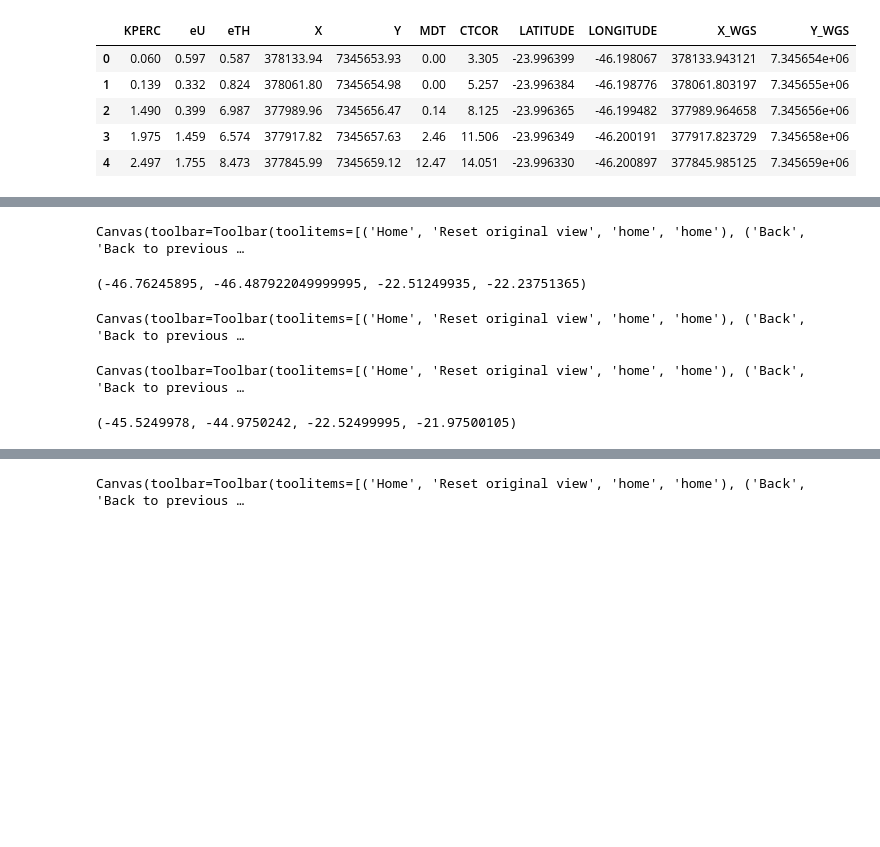
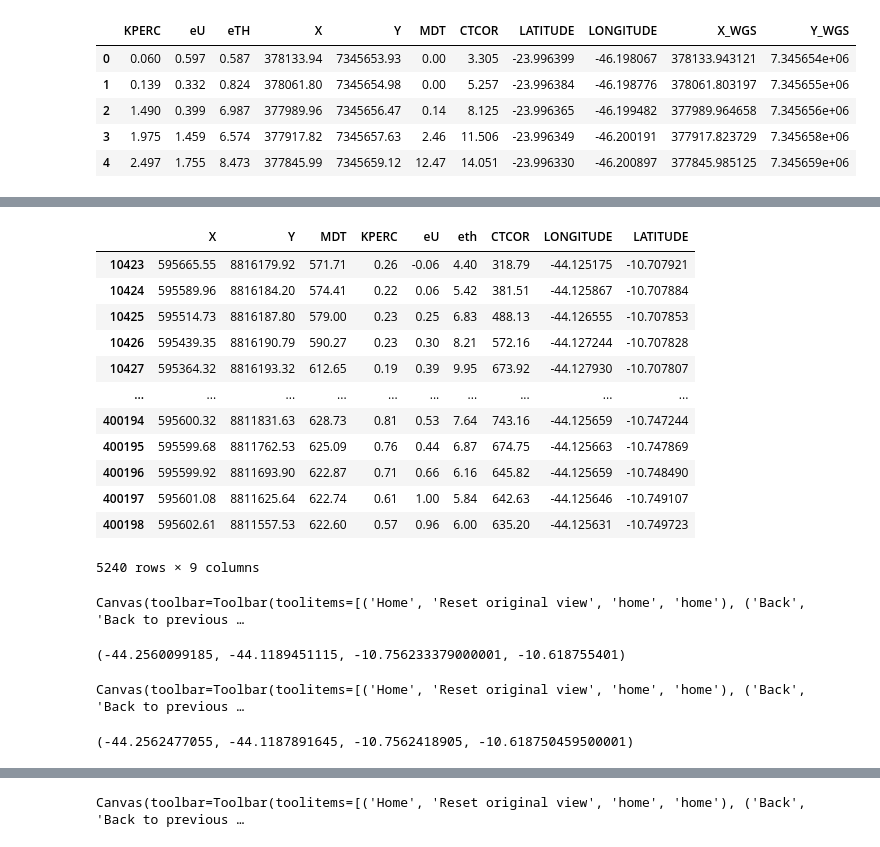
Before and after one commit to Gabriel-Goes/mapeamento_litologico_preditivo, a Jupyter notebook: sources/tutoriais/3 - Verde: Getting Region.ipynb, the cells around one changed output, grey strips where cells are left out. Drawn from its saved outputs; the diff is of its cells as text; code cells hidden in the pictures; blank space fills up the shorter version.

```diff
--- a/sources/3 - Verde: Getting Region.ipynb
+++ b/sources/tutoriais/3 - Verde: Getting Region.ipynb
@@ -84,10 +122,33 @@ g_scrr_1105 = g_1105[vd.inside((g_1105.LONGITUDE, g_1105.LATITUDE), region = reg
+# %%
+region = [-44.250,-44.125,
+          -10.750,-10.625]
+# %%
+gama_SC23_Z_A_V_4_SW = g_1089[vd.inside((g_1089.LONGITUDE, g_1089.LATITUDE), region = region)]
+
+mag_SC23_Z_A_V_4_SW = m_1089[vd.inside((m_1089.LONGITUDE, m_1089.LATITUDE), region = region)]
+# %%
+gama_SC23_Z_A_V_4_SW
+# %% [output]
+|  | X | Y | MDT | KPERC | eU | eth | CTCOR | LONGITUDE | LATITUDE |
+| 10423 | 595665.55 | 8816179.92 | 571.71 | 0.26 | -0.06 | 4.40 | 318.79 | -44.125175 | -10.707921 |
+| 10424 | 595589.96 | 8816184.20 | 574.41 | 0.22 | 0.06 | 5.42 | 381.51 | -44.125867 | -10.707884 |
+| 10425 | 595514.73 | 8816187.80 | 579.00 | 0.23 | 0.25 | 6.83 | 488.13 | -44.126555 | -10.707853 |
+| 10426 | 595439.35 | 8816190.79 | 590.27 | 0.23 | 0.30 | 8.21 | 572.16 | -44.127244 | -10.707828 |
+| 10427 | 595364.32 | 8816193.32 | 612.65 | 0.19 | 0.39 | 9.95 | 673.92 | -44.127930 | -10.707807 |
+| ... | ... | ... | ... | ... | ... | ... | ... | ... | ... |
+| 400194 | 595600.32 | 8811831.63 | 628.73 | 0.81 | 0.53 | 7.64 | 743.16 | -44.125659 | -10.747244 |
+| 400195 | 595599.68 | 8811762.53 | 625.09 | 0.76 | 0.44 | 6.87 | 674.75 | -44.125663 | -10.747869 |
+| 400196 | 595599.92 | 8811693.90 | 622.87 | 0.71 | 0.66 | 6.16 | 645.82 | -44.125659 | -10.748490 |
+| 400197 | 595601.08 | 8811625.64 | 622.74 | 0.61 | 1.00 | 5.84 | 642.63 | -44.125646 | -10.749107 |
+| 400198 | 595602.61 | 8811557.53 | 622.60 | 0.57 | 0.96 | 6.00 | 635.20 | -44.125631 | -10.749723 |
+5240 rows × 9 columns
 # %%
-plt.figure('CTCOR3',figsize=(12,12))
-plt.scatter(g_scrr_1105.LONGITUDE,g_scrr_1105.LATITUDE,
-            c=g_scrr_1105.CTCOR,
-            s=5)
+plt.figure(figsize=(8,8))
+plt.scatter(gama_SC23_Z_A_V_4_SW.LONGITUDE,gama_SC23_Z_A_V_4_SW.LATITUDE,
+            c=gama_SC23_Z_A_V_4_SW.CTCOR,
+            s=0.5)
 plt.colorbar()
 plt.axis('scaled')
 # %% [output]
 Canvas(toolbar=Toolbar(toolitems=[('Home', 'Reset original view', 'home', 'home'), ('Back', 'Back to previous …
-(-46.76245895, -46.487922049999995, -22.51249935, -22.23751365)
+(-44.2560099185, -44.1189451115, -10.756233379000001, -10.618755401)
@@ -100,18 +155,10 @@ m_scrr_1105 = m_1105[vd.inside((m_1105.LONGITUDE, m_1105.LATITUDE), region = [-4
 # %%
-plt.figure('CTCOR',figsize=(12,12))
-plt.scatter(g_scrr_1105.LONGITUDE,g_scrr_1105.LATITUDE,
-            c=g_scrr_1105.CTCOR,
+plt.figure(figsize=(8,8))
+plt.scatter(mag_SC23_Z_A_V_4_SW.LONGITUDE,mag_SC23_Z_A_V_4_SW.LATITUDE,
+            c=mag_SC23_Z_A_V_4_SW.MAGIGRF,
             s=0.5)
 plt.colorbar()
 plt.axis('scaled')
-
-plt.figure('MAGIGRF',figsize=(12,12))
-plt.scatter(m_scrr_1105.LONGITUDE,m_scrr_1105.LATITUDE,
-            c=m_scrr_1105.MAGIGRF,
-            s=0.5)
-plt.colorbar()
-plt.axis('scaled')
 # %% [output]
 Canvas(toolbar=Toolbar(toolitems=[('Home', 'Reset original view', 'home', 'home'), ('Back', 'Back to previous …
-Canvas(toolbar=Toolbar(toolitems=[('Home', 'Reset original view', 'home', 'home'), ('Back', 'Back to previous …
+(-44.2562477055, -44.1187891645, -10.7562418905, -10.618750459500001)
-(-45.5249978, -44.9750242, -22.52499995, -21.97500105)
```
Also changed, not shown: parts of 29 cells of this notebook, 5 other files.
